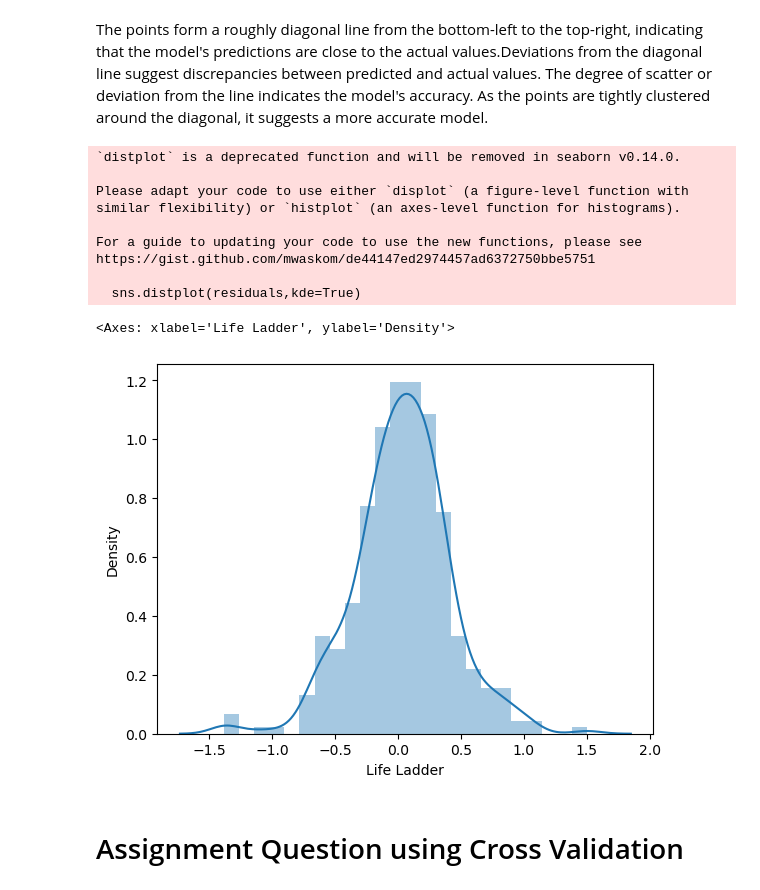
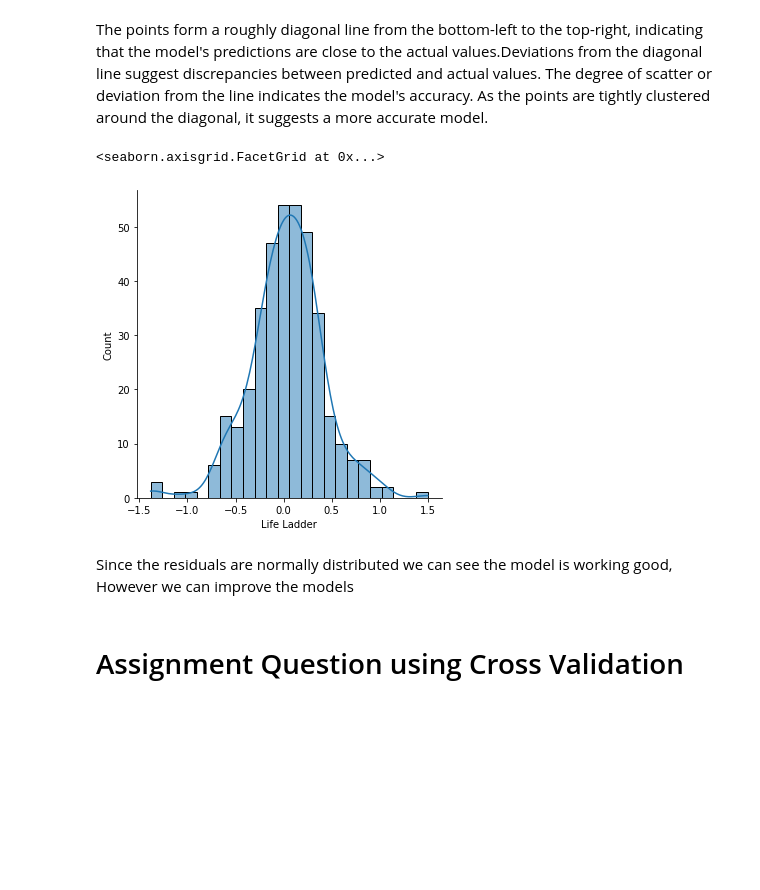
Before and after one commit to jashshah-dev/BostonHousePricing, a Jupyter notebook: Assignment_01_EDA_Final.ipynb, the cells around one changed output. Saved outputs shown, nothing was run; the diff lists cells and outputs as text; code cells hidden in the pictures; blank space fills up the shorter version.

```diff
--- a/Assignment_01_EDA_Final.ipynb
+++ b/Assignment_01_EDA_Final.ipynb
@@ -708,19 +708,12 @@ plt.show()
 # %% [markdown]
 The points form a roughly diagonal line from the bottom-left to the top-right, indicating that the model's predictions are close to the actual values.Deviations from the diagonal line suggest discrepancies between predicted and actual values. The degree of scatter or deviation from the line indicates the model's accuracy. As the points are tightly clustered around the diagonal, it suggests a more accurate model.
 # %%
-sns.distplot(residuals,kde=True)
+sns.displot(residuals,kde=True)
 # %% [output]
-`distplot` is a deprecated function and will be removed in seaborn v0.14.0.
-
-Please adapt your code to use either `displot` (a figure-level function with
-similar flexibility) or `histplot` (an axes-level function for histograms).
-
-For a guide to updating your code to use the new functions, please see
-https://gist.github.com/mwaskom/de44147ed2974457ad6372750bbe5751
-
-  sns.distplot(residuals,kde=True)
+<seaborn.axisgrid.FacetGrid at 0x...>
-<Axes: xlabel='Life Ladder', ylabel='Density'>
-[figure, old version]
+[figure, new version]
+# %% [markdown]
+Since the residuals are normally distributed we can see the model is working good, However we can improve the models
 # %% [markdown]
 # Assignment Question using Cross Validation
 # %% [markdown]
```
Also changed, not shown: parts of 4 cells of this notebook, 1 other file.
